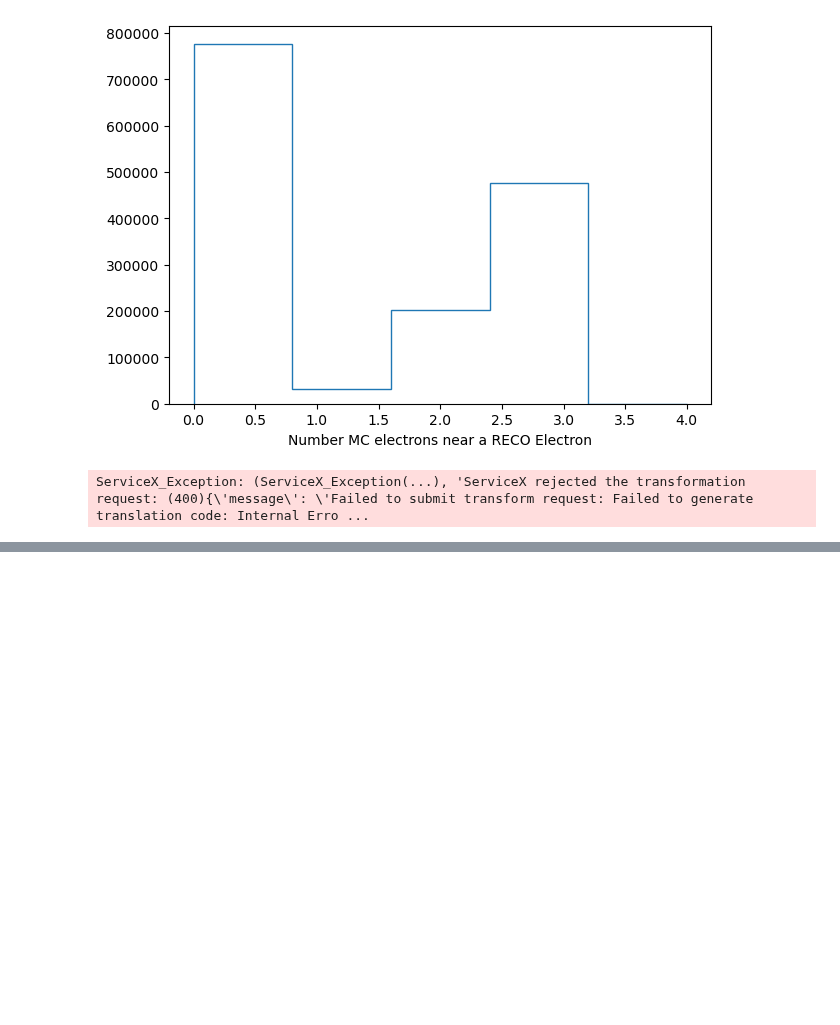
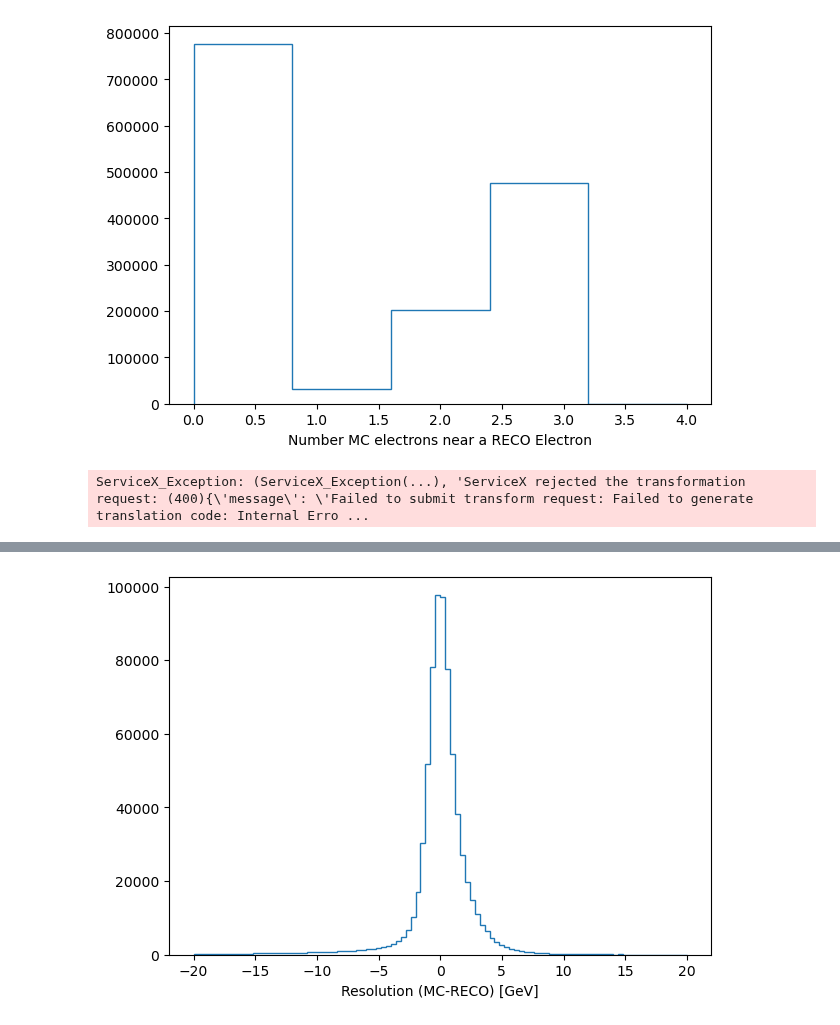
Before and after one commit to gordonwatts/hep_tables, a Jupyter notebook: notebooks/04 - Multiple Objects.ipynb, the cells around one changed output, grey strips where cells are left out. Saved outputs shown, nothing was run; the diff lists cells and outputs as text; code cells hidden in the pictures; blank space fills up the shorter version.

```diff
--- a/notebooks/04 - Multiple Objects.ipynb
+++ b/notebooks/04 - Multiple Objects.ipynb
@@ -195,0 +196,5 @@ _ = plt.xlabel('Electron $p_T$ [GeV]')
+# %%
+plt.hist((pt_matched_mc-pt_matched_reco).flatten(), bins=100, range=(-20, 20), histtype='step')
+_ = plt.xlabel("Resolution (MC-RECO) [GeV]")
+# %% [output]
+[figure, added]
```
Also changed, not shown: parts of 3 cells of this notebook.
